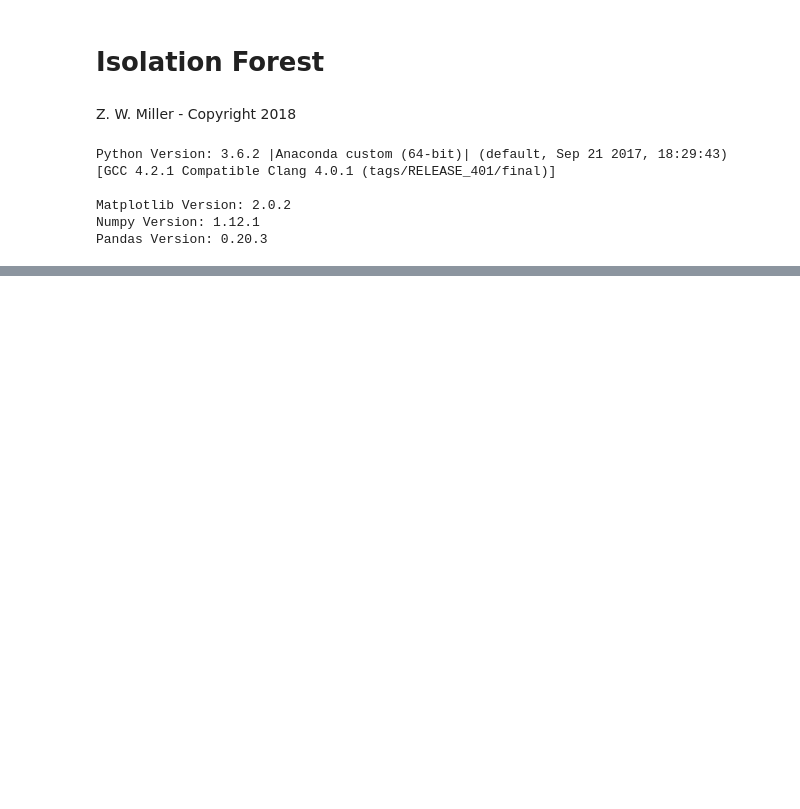
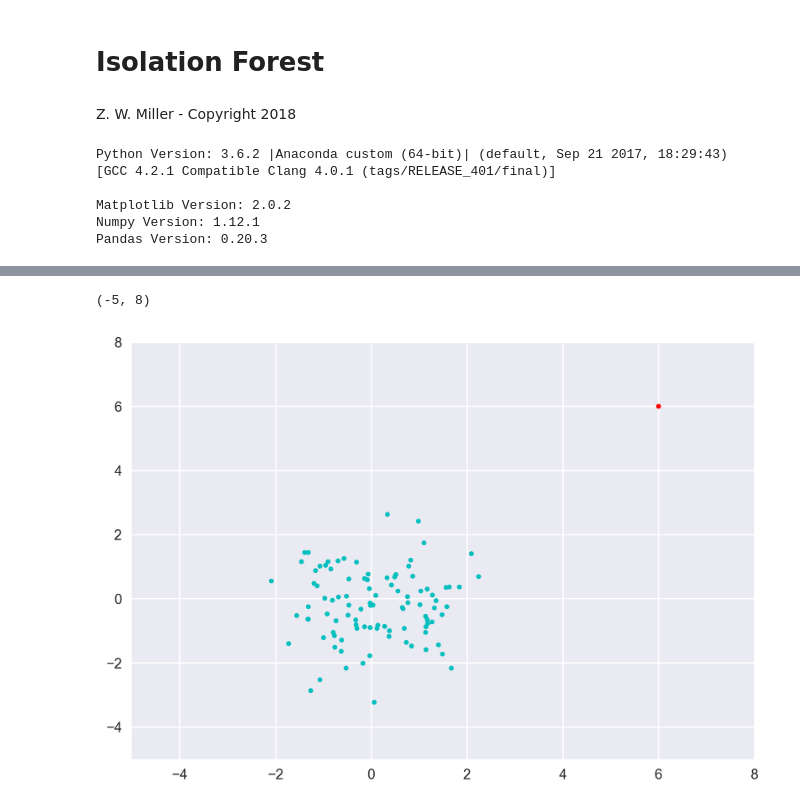
Before and after one commit to ZWMiller/machine_learning_from_scratch, a Jupyter notebook: notebooks/anomaly_detection/isolation_forest.ipynb, the cells around one changed output, grey strips where cells are left out. Cells and saved outputs as stored; diff of their text form; code cells hidden in the pictures; blank space fills up the shorter version.

```diff
--- a/notebooks/anomaly_detection/isolation_forest.ipynb
+++ b/notebooks/anomaly_detection/isolation_forest.ipynb
@@ -371 +383,20 @@ plt.ylim(-5,8)
+# %%
+plt.figure(dpi=250)
+for pt,label in zip(X,preds2):
+    if label > 0:
+        plt.scatter(pt[0], pt[1],c='c', s=10)
+    else:
+        plt.scatter(pt[0], pt[1],c='r',s=10)
+
+for pt,label in zip(outlier,iso_for2.predict(outlier)):
+    if label > 0:
+        plt.scatter(pt[0], pt[1],c='c',s=10)
+    else:
+        plt.scatter(pt[0], pt[1],c='r',s=10)
+
+plt.xlim(-5,8)
+plt.ylim(-5,8)
+# %% [output]
+(-5, 8)
+[figure, added]
 # %%
```
Also changed, not shown: parts of 16 cells of this notebook.
